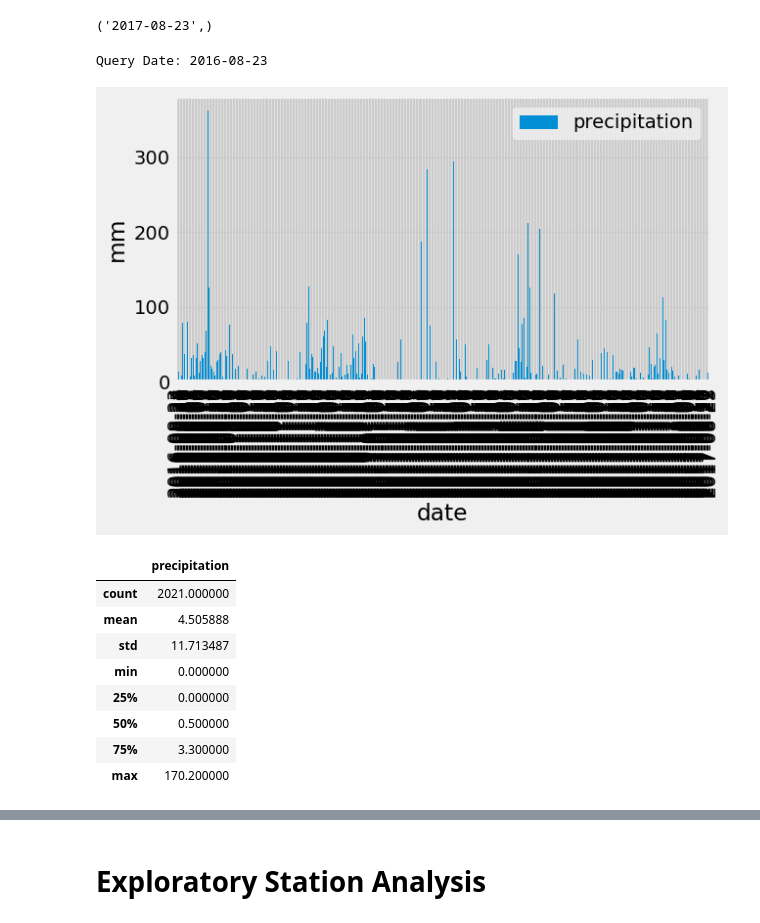
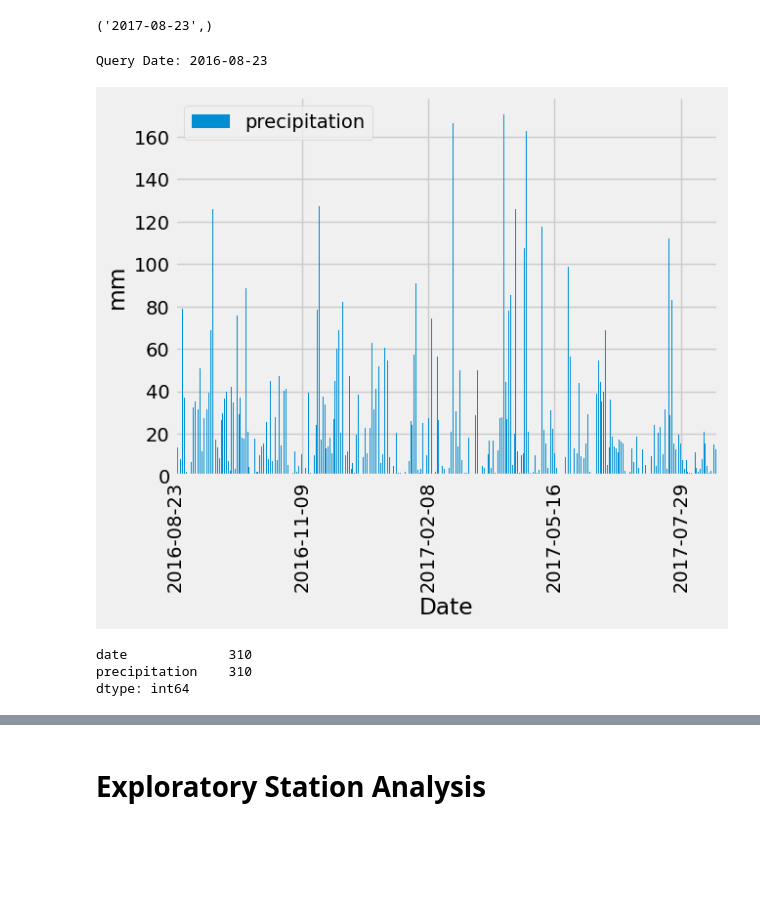
Before and after one commit to ElizabethDashwood/sqlalchemy-challenge, a Jupyter notebook: SurfsUp/climate_starter.ipynb, the cells around one changed output, grey strips where cells are left out. Saved outputs shown, nothing was run; the diff lists cells and outputs as text; code cells hidden in the pictures; blank space fills up the shorter version.

```diff
--- a/SurfsUp/climate_starter.ipynb
+++ b/SurfsUp/climate_starter.ipynb
@@ -49,78 +46,52 @@ session.query(Measurement.date).order_by(Measurement.date.desc()).first()
 # %%
 # Design a query to retrieve the last 12 months of precipitation data and plot the results.
 # Starting from the most recent data point in the database.
-#  ExTRA precipitation = session.query(Measurement.date, Measurement.prcp).\
-    #  ExTRA filter(Measurement.date >= query_date).all()
 
 # Calculate the date one year from the last date in data set.
 query_date = dt.date(2017, 8, 23) - dt.timedelta(days = 365)
 print ("Query Date:", query_date)
 
 # Perform a query to retrieve the data and precipitation scores
 precipitation = session.query(Measurement.date, Measurement.prcp).\
     filter(Measurement.date >= query_date).all()
 
 # Save the query results as a Pandas DataFrame. Explicitly set the column names
 precipitation_df = pd.DataFrame(precipitation, columns=['date','precipitation'])
 precipitation_df.count()
 
 # Sort the dataframe by date
 precipitation_df = precipitation_df.sort_values('date')
 precipitation_df.head(50)
 
 precipitation_groupby_obj = precipitation_df.groupby('date')
 
 precipitation_series = precipitation_groupby_obj['precipitation'].sum()
 
 precipitation_plot_df = pd.DataFrame(precipitation_series)
-# precipitation_plot_df.head()
+precipitation_plot_df
+
+## DO NOT CHANGE precipitation_df code above
+
+precipitation_plot_df.head()
+precipitation_plot_df = precipitation_plot_df.loc[precipitation_plot_df["precipitation"]>0]
+precipitation_plot_df = precipitation_plot_df.loc[precipitation_plot_df["precipitation"]<175]
+precipitation_plot_df = precipitation_plot_df.reset_index()
+precipitation_plot_df.count()
 
 # Use Pandas Plotting with Matplotlib to plot the data
-precipitation_plot_df.plot.bar()
-precipitation_df.set_index('date', inplace=True)
-plt.tight_layout()
-plt.ylabel("mm")
+# Reference: https://stackoverflow.com/questions/12608788/changing-the-tick-frequency-on-the-x-or-y-axis
+figure1 = precipitation_plot_df.plot(kind = 'bar')
+figure1.set_xticklabels(precipitation_plot_df['date'],rotation = 90)
+figure1.set_ylabel('mm')
+figure1.set_xlabel('Date')
+figure1.set_xticks(range(0, len(precipitation_plot_df), 72))
 plt.show()
 # %% [output]
 Query Date: 2016-08-23
-[figure, old version]
+[figure, new version]
-# %%
-# Use Pandas to calculate the summary statistics for the precipitation data
-count = precipitation_df.count()
-mean = precipitation_df['precipitation'].mean()
-std = precipitation_df['precipitation'].std()
-min = precipitation_df['precipitation'].min()
-max = precipitation_df['precipitation'].max()
-
-# Reference: https://www.aporia.com/blog/how-to/convert-index-dataframe-to-column/
-quartiles = precipitation_df.quantile([.25, .5, .75])
-quartiles = quartiles.reset_index().rename(columns={"index":"quartile"})
-# Reference: https://stackoverflow.com/questions/36684013/extract-column-value-based-on-another-column-in-pandas
-lowerq = quartiles.loc[quartiles['quartile'] == 0.25, 'precipitation'].iloc[0]
-middleq = quartiles.loc[quartiles['quartile'] == 0.50, 'precipitation'].iloc[0]
-upperq = quartiles.loc[quartiles['quartile'] == 0.75, 'precipitation'].iloc[0]
-
-# Create a DataFrame for summary statistics
-summary_statistics_df = pd.DataFrame({
-    "count": count,
-    "mean": mean,
-    "std": std,
-    "min": min,
-    "25%": lowerq,
-    "50%": middleq,
-    "75%": upperq,
-    "max": max
-})
-
-#Reference: https://www.geeksforgeeks.org/python-pandas-dataframe-transpose/
-summary_statistics_df.transpose()
-# %% [output]
-|  | precipitation |
-| count | 2021.000000 |
-| mean | 4.505888 |
-| std | 11.713487 |
-| min | 0.000000 |
-| 25% | 0.000000 |
-| 50% | 0.500000 |
-| 75% | 3.300000 |
-| max | 170.200000 |
+# %%
+precipitation_plot_df.count()
+# %% [output]
+date             310
+precipitation    310
+dtype: int64
```
Also changed, not shown: parts of 7 cells of this notebook, 2 other files.
